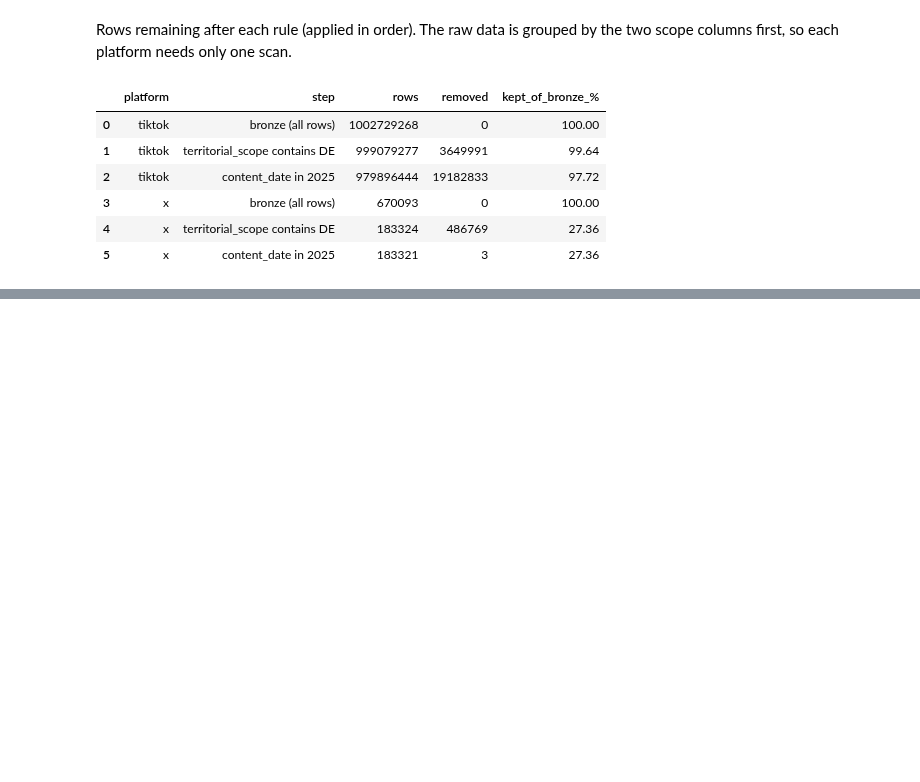
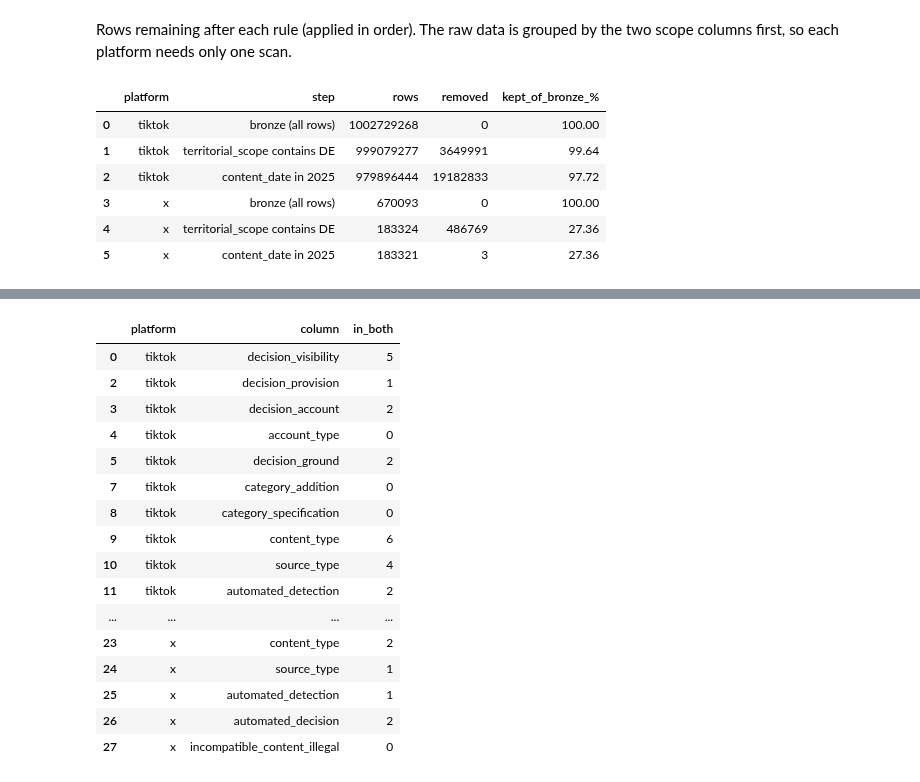
Before and after one commit to zamo-13/Abschlussarbeit, a Jupyter notebook: 02_silver.ipynb, the cells around one changed output, grey strips where cells are left out. Cells and saved outputs as stored; diff of their text form; code cells hidden in the pictures; blank space fills up the shorter version.

```diff
--- a/02_silver.ipynb
+++ b/02_silver.ipynb
@@ -89,0 +180,12 @@ funnel
+# %%
+changed = []
+for p in PLATFORMS:
+    d = fill.query("platform == @p").set_index("column")
+    diff = (d["v2_%"].fillna(0) - d["v1_%"].fillna(0))
+    for c, v in diff[diff.abs() > 50].items():
+        changed.append({"platform": p, "column": c,
+                        "v1_%": d.loc[c, "v1_%"], "v2_%": d.loc[c, "v2_%"], "change_pp": round(v, 2)})
+
+changed = pd.DataFrame(changed)
+print(f"{len(changed)} column/platform combinations change by more than 50 pp")
+changed
@@ -89,0 +211,51 @@ funnel
+# %%
+ENUM_COLS = ["decision_visibility", "decision_monetary", "decision_provision", "decision_account",
+             "account_type", "decision_ground", "category", "category_addition", "category_specification",
+             "content_type", "source_type", "automated_detection", "automated_decision",
+             "incompatible_content_illegal"]
+
+
+def value_sets(platform: str) -> pd.DataFrame:
+    """Distinct values per enum-like column and window, one scan per platform."""
+    aggs = ", ".join(f'list(DISTINCT {c}) AS "{c}"' for c in ENUM_COLS)
+    raw = con.sql(f"""
+        SELECT content_date < DATE '{SCHEMA_BREAK}' AS is_v1, {aggs}
+        FROM silver.scoped_{platform} GROUP BY is_v1
+    """).df().set_index("is_v1")
+
+    def flatten(values):
+        """JSON list columns store e.g. '["A","B"]'; count single values, not combinations."""
+        out = set()
+        for v in [] if values is None else list(values):
+            if v is None:
+                continue
+            v = str(v)
+            out.update(json.loads(v) if v.startswith("[") else [v])
+        return out
+
+    rows = []
+    for c in ENUM_COLS:
+        v1, v2 = flatten(raw.loc[True, c]), flatten(raw.loc[False, c])
+        rows.append({"platform": platform, "column": c,
+                     "in_both": len(v1 & v2),
+                     "only_v1": ", ".join(sorted(v1 - v2)) or "-",
+                     "only_v2": ", ".join(sorted(v2 - v1)) or "-"})
+    return pd.DataFrame(rows)
+
+
+values = pd.concat([value_sets(p) for p in PLATFORMS], ignore_index=True)
+
+for r in values.itertuples():
+    if r.only_v1 == "-" and r.only_v2 == "-":
+        continue
+    print(f"{r.platform}.{r.column}: {r.in_both} values in both windows")
+    for label, vals in (("only v1", r.only_v1), ("only v2", r.only_v2)):
+        if vals != "-":
+            print(f"   {label}:")
+            for v in sorted(vals.split(", ")):
+                print(f"      {v}")
+    print()
+
+print("Columns with an identical value set in both windows:")
+values[(values["only_v1"] == "-") & (values["only_v2"] == "-")][["platform", "column", "in_both"]]
+# %% [output]
@@ -89,0 +279,17 @@ funnel
+|  | platform | column | in_both |
+| 0 | tiktok | decision_visibility | 5 |
+| 2 | tiktok | decision_provision | 1 |
+| 3 | tiktok | decision_account | 2 |
+| 4 | tiktok | account_type | 0 |
+| 5 | tiktok | decision_ground | 2 |
+| 7 | tiktok | category_addition | 0 |
+| 8 | tiktok | category_specification | 0 |
+| 9 | tiktok | content_type | 6 |
+| 10 | tiktok | source_type | 4 |
+| 11 | tiktok | automated_detection | 2 |
+| ... | ... | ... | ... |
+| 23 | x | content_type | 2 |
+| 24 | x | source_type | 1 |
+| 25 | x | automated_detection | 1 |
+| 26 | x | automated_decision | 2 |
+| 27 | x | incompatible_content_illegal | 0 |
```
Also changed, not shown: parts of 33 cells of this notebook, 28 other files.
